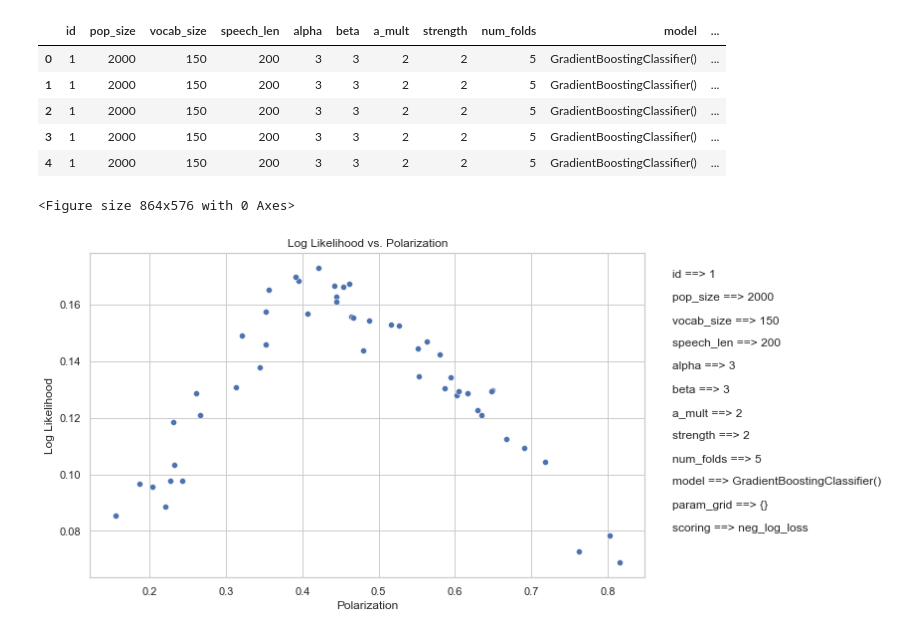
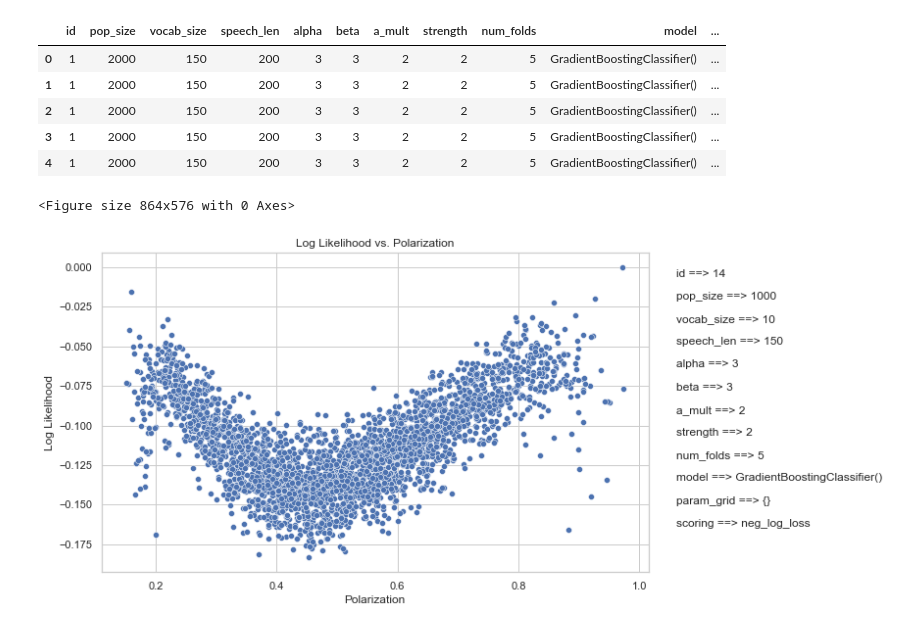
Before and after one commit to jcheigh/fictitious-prediction, a Jupyter notebook: src/analysis.ipynb, the cells around one changed output. Drawn from its saved outputs; the diff is of its cells as text; code cells hidden in the pictures.

```diff
--- a/src/analysis.ipynb
+++ b/src/analysis.ipynb
@@ -74,7 +74,8 @@ df.head()
 | 3 | 1 | 2000 | 150 | 200 | 3 | 3 | 2 | 2 | 5 | GradientBoostingClassifier() | ... |
 | 4 | 1 | 2000 | 150 | 200 | 3 | 3 | 2 | 2 | 5 | GradientBoostingClassifier() | ... |
 # %%
-def plot(df, title=None, savefig=False, plot_desc=None):
+def plot(dataframe, x='rho', y='score', title=None, savefig=False, plot_desc=None):
+    df = dataframe.copy()
     if df['id'].nunique() != 1:
         raise ValueError("All 'id' values must be the same in the dataframe.")
 
@@ -88,7 +89,11 @@ def plot(df, title=None, savefig=False, plot_desc=None):
     plt.figure(figsize=(12,8))
     sns.set(style="whitegrid")
     plt.figure(figsize=(10, 6))
-    ax = sns.scatterplot(x='rho', y='score', data=df)
+
+    if y_label == 'Log Likelihood':
+        df['score'] = df['score'].apply(lambda x : -x) # flip score
+
+    ax = sns.scatterplot(x=x, y=y, data=df)
     ax.set_xlabel(x_label)
     ax.set_ylabel(y_label)
     ax.set_title(plot_title)
@@ -117,8 +122,9 @@ def plot(df, title=None, savefig=False, plot_desc=None):
             verticalalignment='top', bbox=props)
 
     plt.show()
-# %%
-plot(df, savefig=True, plot_desc='first working example')
-# %% [output]
-<Figure size 864x576 with 0 Axes>
-[figure, removed]
+# %%
+data = df[df['id'] == 14]
+plot(data)
+# %% [output]
+<Figure size 864x576 with 0 Axes>
+[figure, added]
```
Also changed, not shown: parts of 13 cells of this notebook, 2 other files.
